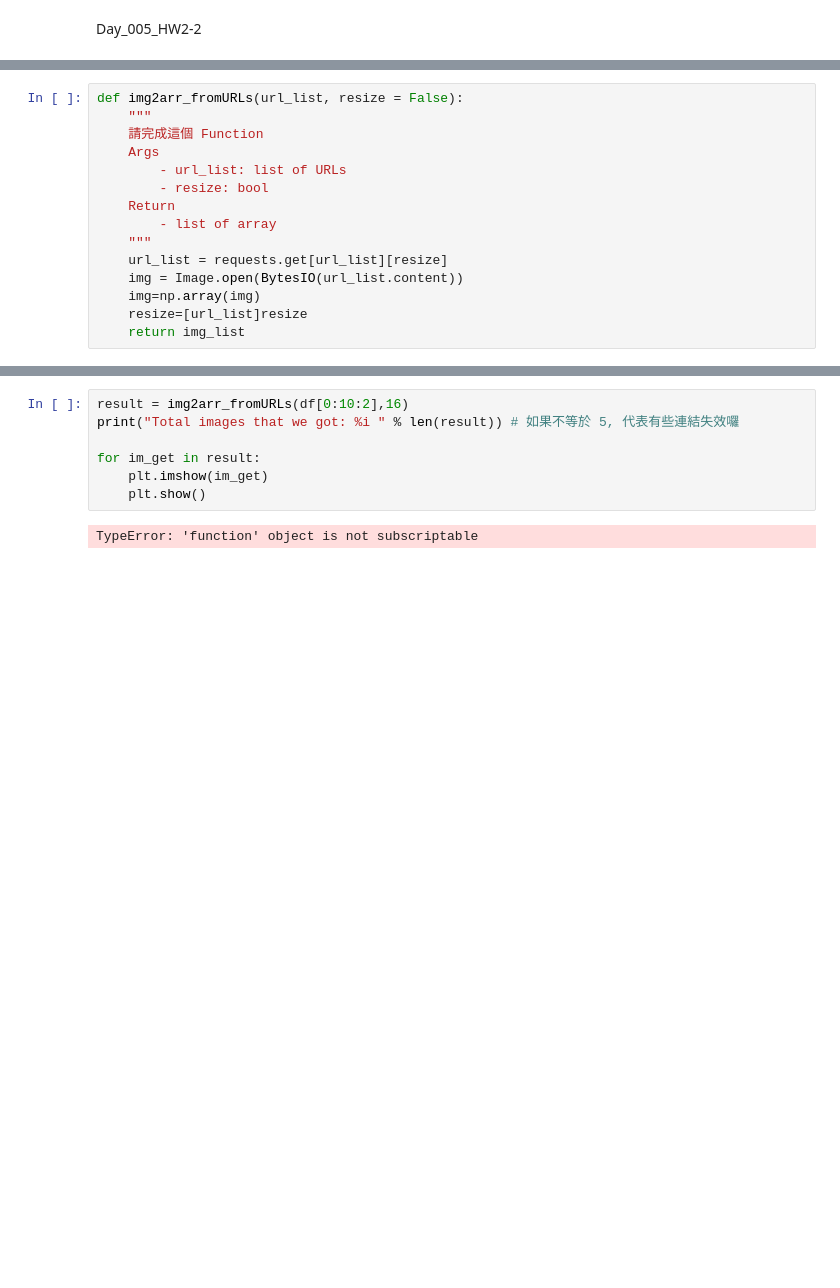
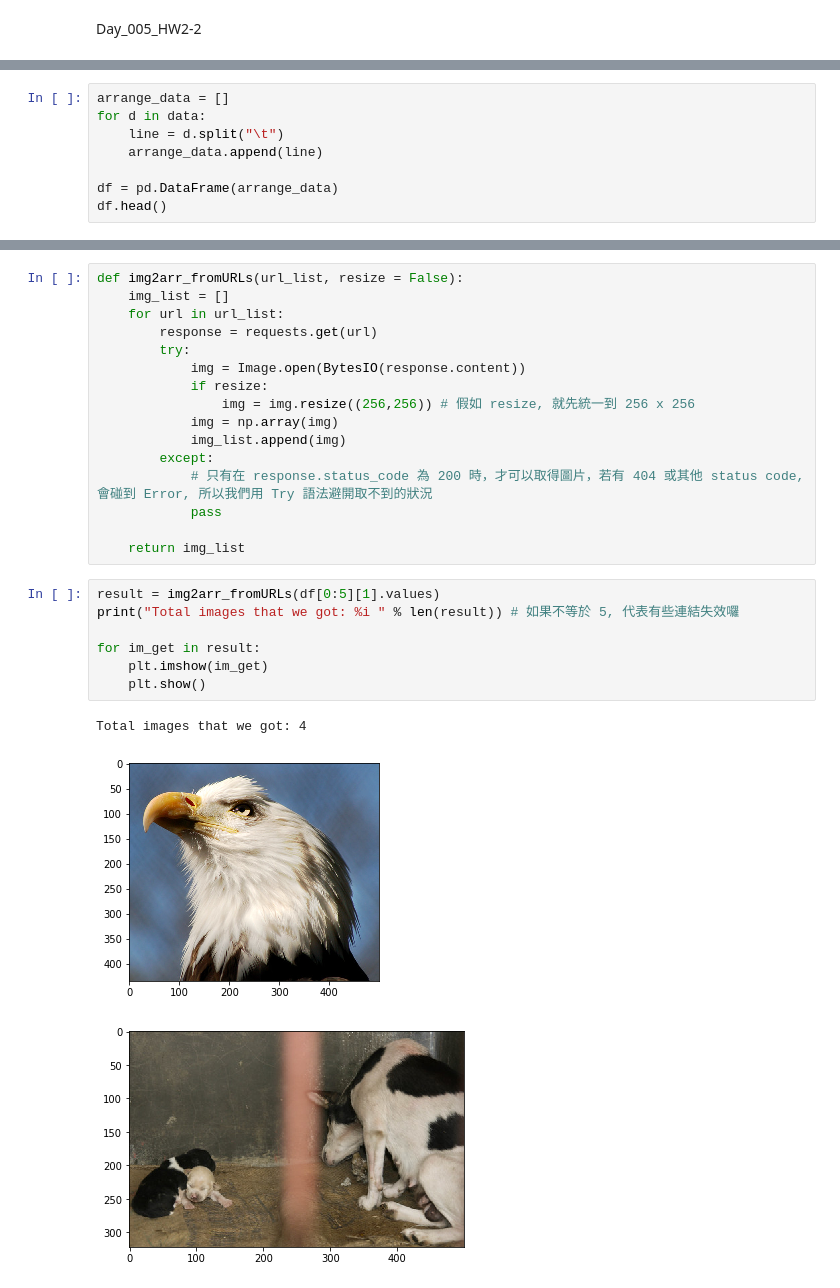
Before and after one commit to wl6m06bp6/4th-ML100Days, a Jupyter notebook: Day_005_HW.ipynb, the cells around one changed output, grey strips where cells are left out. Cells and saved outputs as stored; diff of their text form; blank space fills up the shorter version.

```diff
--- a/Day_005_HW.ipynb
+++ b/Day_005_HW.ipynb
@@ -84,16 +94 @@ plt.show()
 [figure]
-# %%
-def img2arr_fromURLs(url_list, resize = False):
-    """
-    請完成這個 Function
-    Args
-        - url_list: list of URLs
-        - resize: bool
-    Return
-        - list of array
-    """
-    url_list = requests.get[url_list][resize]
-    img = Image.open(BytesIO(url_list.content))
-    img=np.array(img)
-    resize=[url_list]resize
-    return img_list
@@ -101,0 +95,8 @@ SyntaxError: invalid syntax (<ipython-input-427-4e59d197c437>, line 13)
+# %%
+arrange_data = []
+for d in data:
+    line = d.split("\t")
+    arrange_data.append(line)
+
+df = pd.DataFrame(arrange_data)
+df.head()
@@ -102,9 +110,27 @@ SyntaxError: invalid syntax (<ipython-input-427-4e59d197c437>, line 13)
+# %%
+def img2arr_fromURLs(url_list, resize = False):
+    img_list = []
+    for url in url_list:
+        response = requests.get(url)
+        try:
+            img = Image.open(BytesIO(response.content))
+            if resize:
+                img = img.resize((256,256)) # 假如 resize, 就先統一到 256 x 256
+            img = np.array(img)
+            img_list.append(img)
+        except:
+            # 只有在 response.status_code 為 200 時，才可以取得圖片，若有 404 或其他 status code, 會碰到 Error, 所以我們用 Try 語法避開取不到的狀況
+            pass
+
+    return img_list
 # %%
-result = img2arr_fromURLs(df[0:10:2],16)
+result = img2arr_fromURLs(df[0:5][1].values)
 print("Total images that we got: %i " % len(result)) # 如果不等於 5, 代表有些連結失效囉
 
 for im_get in result:
     plt.imshow(im_get)
     plt.show()
 # %% [output]
-TypeError: 'function' object is not subscriptable
+Total images that we got: 4
+[figure, added]
+[figure, added]
```
Also changed, not shown: parts of 7 cells of this notebook.
